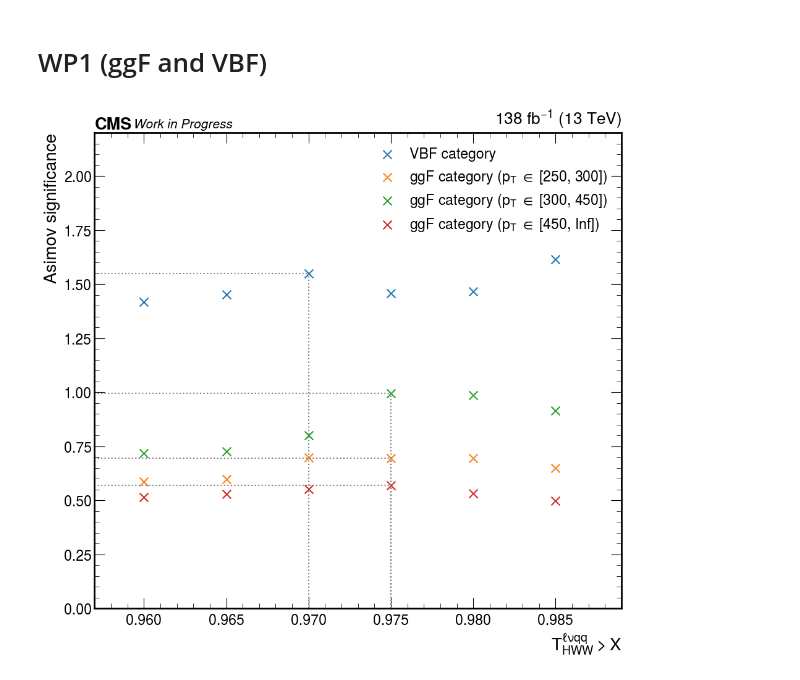
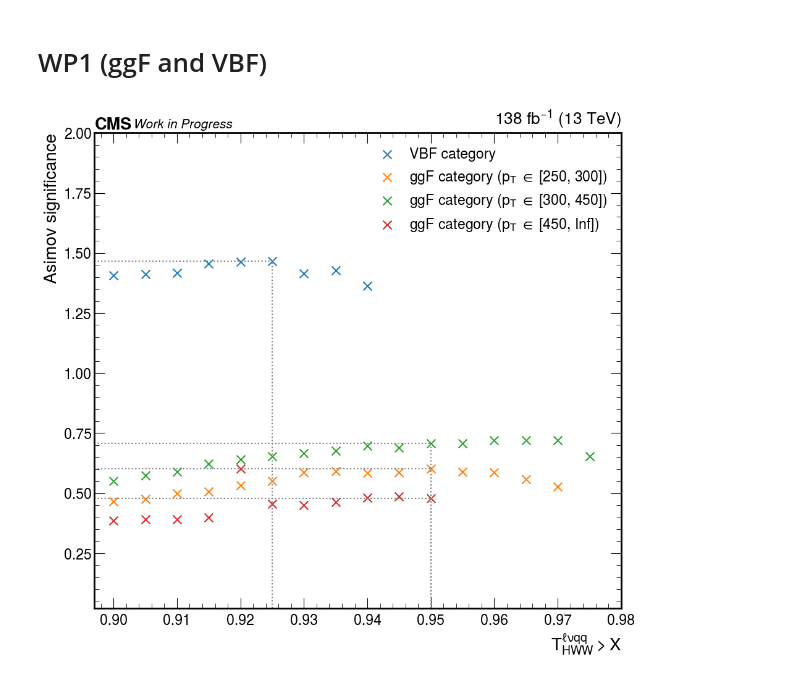
Before and after one commit to quinnanm/boostedhiggs, a Jupyter notebook: binder/combine_sig_v2.ipynb, the cells around one changed output. Cells and saved outputs as stored; diff of their text form; code cells hidden in the pictures.

```diff
--- a/binder/combine_sig_v2.ipynb
+++ b/binder/combine_sig_v2.ipynb
@@ -475,46 +501,46 @@ for tagger in [
     ax.scatter(tagger_cuts, sig_ggf_pt450toInf, marker="x", s=100, label=r"ggF category ($p_T$ $\in$ [450, Inf])")
 
 
-x1 = 0.957
-y1 = 0
-ax.set_xlim(x1, 0.989)
-ax.set_ylim(y1, 2.2)
+x1 = 0.897
+y1 = 0.02
+ax.set_xlim(x1, 0.98)
+ax.set_ylim(y1, 2)
 
 ####### VBF
-wp = 0.97
-sig = 1.54902
+wp = 0.925
+sig = 1.46704
 ax.plot([wp, wp], [y1, sig], ':', color='grey')
 ax.plot([x1, wp], [sig, sig], ':', color='grey')
 
 ####### ggFpt250to300
-wp = 0.975
-sig = 0.694796
+wp = 0.95
+sig = 0.601159
 ax.plot([wp, wp], [y1, sig], ':', color='grey')
 ax.plot([x1, wp], [sig, sig], ':', color='grey')
 
 ####### ggFpt300to450
-wp = 0.975
-sig = 0.996255
+wp = 0.95
+sig = 0.706598
 ax.plot([wp, wp], [y1, sig], ':', color='grey')
 ax.plot([x1, wp], [sig, sig], ':', color='grey')
 
 ####### ggFpt450toInf
-wp = 0.975
-sig = 0.568887
+wp = 0.95
+sig = 0.47936
 ax.plot([wp, wp], [y1, sig], ':', color='grey')
 ax.plot([x1, wp], [sig, sig], ':', color='grey')
 
 ax.legend()
 ax.set_ylabel("Asimov significance")
 ax.set_xlabel(r"$T_{HWW}^{\ell\nu qq} > X$")
 
 # ax.set_xticks([0.9, 0.92, 0.94, 0.96, 0.97, 0.98])
 
 # ax.set_xticks(tagger_cuts)
 
 
 hep.cms.lumitext("%.0f " % get_lumi(years, channels) + r"fb$^{-1}$ (13 TeV)", ax=ax, fontsize=20)
 hep.cms.text("Work in Progress", ax=ax, fontsize=15)
 plt.savefig(f"/Users/fmokhtar/Desktop/AN_2024/significance/significanceWP.pdf")
 # %% [output]
-[figure, old version]
+[figure, new version]
```
Also changed, not shown: parts of 2 cells of this notebook, 4 other files.
